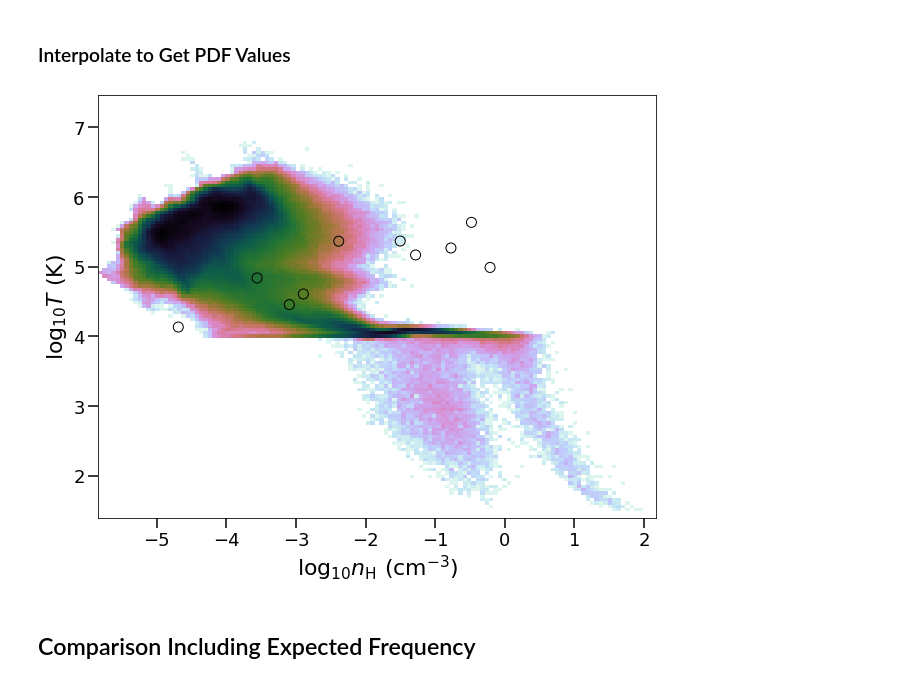
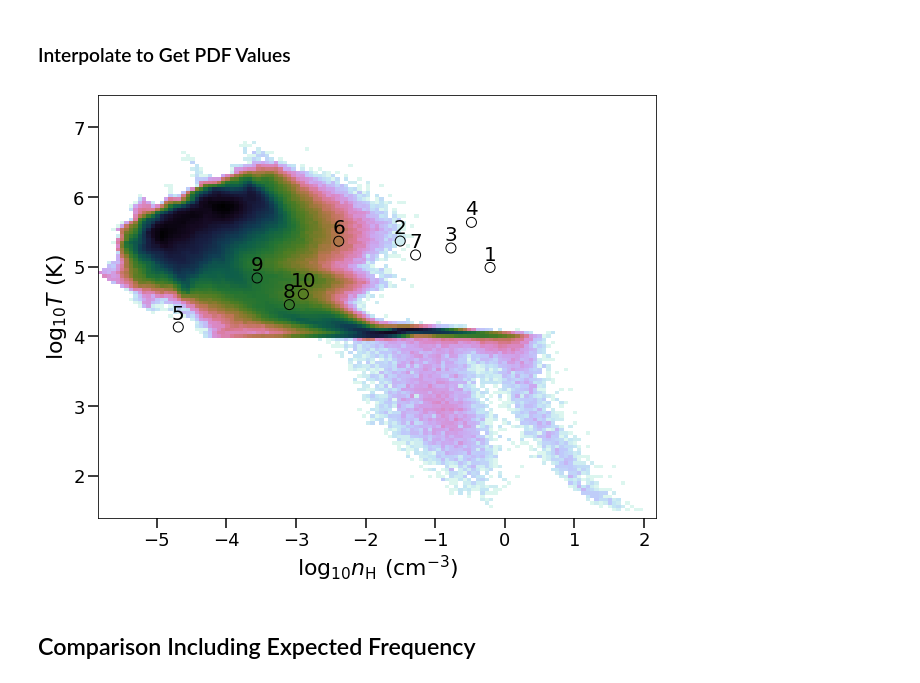
Before and after one commit to chummels/cgm_modeling_challenge, a Jupyter notebook: comparsion_sameer_charlton.ipynb, the cells around one changed output. Saved outputs shown, nothing was run; the diff lists cells and outputs as text; code cells hidden in the pictures.

```diff
--- a/comparsion_sameer_charlton.ipynb
+++ b/comparsion_sameer_charlton.ipynb
@@ -294,34 +294,46 @@ pdf_values[pdf_values<0] = pdf[np.nonzero(pdf)].min()
 # %%
 fig = plt.figure( figsize=(10,10), facecolor='w' )
 ax = plt.gca()
 
 ax.imshow(
     np.rot90( pdf ),
     extent = [ logHDen_centers[0], logHDen_centers[-1], logT_centers[0], logT_centers[-1] ],
     cmap = palettable.cubehelix.classic_16_r.mpl_colormap,
     norm = matplotlib.colors.LogNorm(),
 )
 
 ax.scatter(
     np.log10( actual['H_density'] ),
     np.log10( actual['temperature'] ),
     edgecolor = 'k',
     s = 100,
     c = pdf_values,
     vmin = np.nanmin( pdf[np.nonzero(pdf)] ),
     vmax = np.nanmax( pdf[np.nonzero(pdf)] ),
     cmap = palettable.cubehelix.classic_16_r.mpl_colormap,
     norm = matplotlib.colors.LogNorm(),
 )
 
+for i in range( actual['H_density'].size ):
+    ax.annotate(
+        str( i + 1 ),
+        xy = np.log10([ actual['H_density'][i], actual['temperature'][i] ]),
+        fontsize = 20,
+        color = 'k',
+        xytext = ( 0, 3.5 ),
+        textcoords = 'offset points',
+        ha = 'center',
+        va = 'bottom',
+    )
+
 ax.tick_params( length=10, width=1.5, labelsize=18 )
 
 ax.set_xlabel( r'$\log_{10} n_{\rm H}$ (cm$^{-3}$)', fontsize=22 )
 ax.set_ylabel( r'$\log_{10} T$ (K)', fontsize=22 )
 
 ax.set_aspect( 'equal' )
 # %% [output]
-[figure, old version]
+[figure, new version]
 # %% [markdown]
 ## Comparison Including Expected Frequency
 # %%
```
Also changed, not shown: 11 other files.
